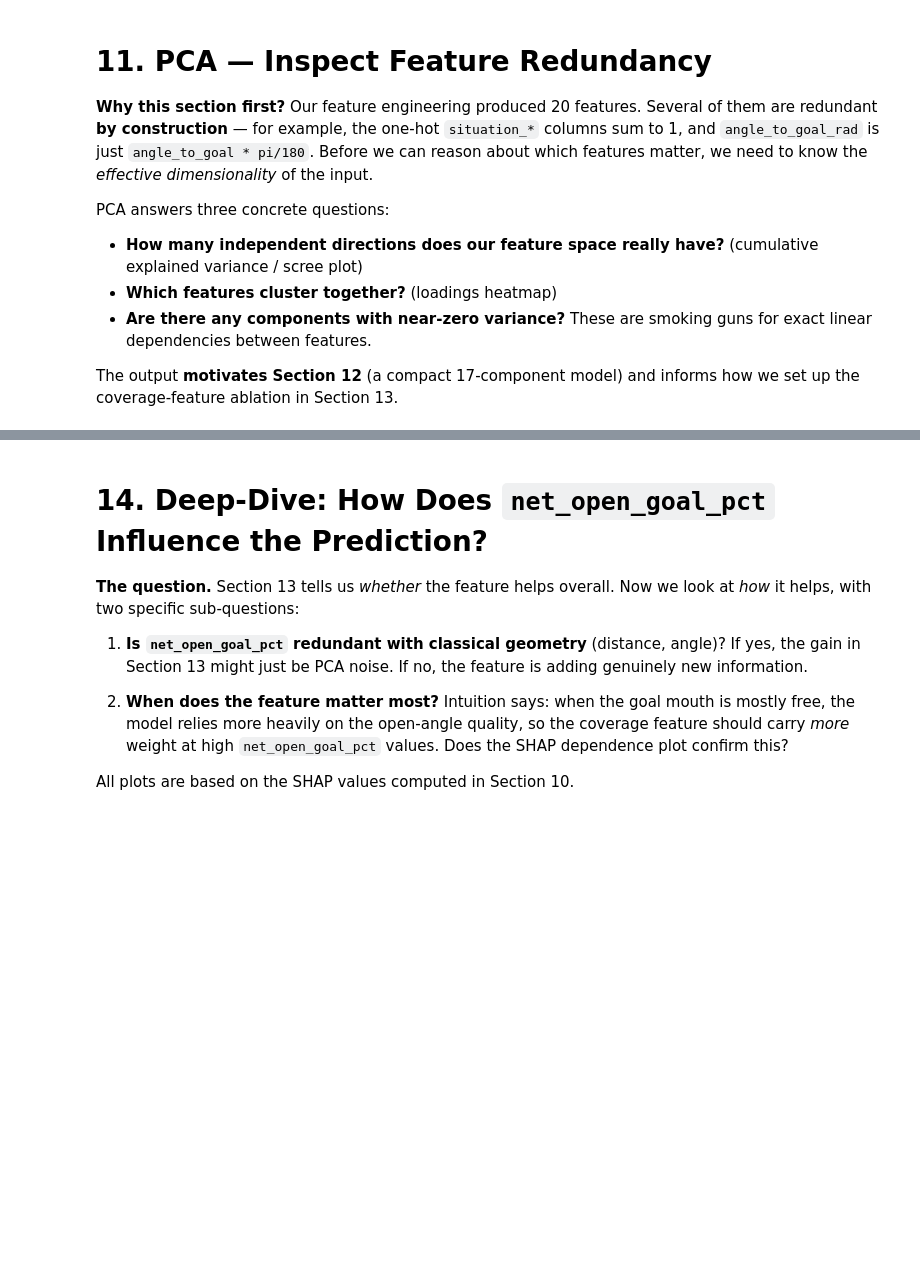
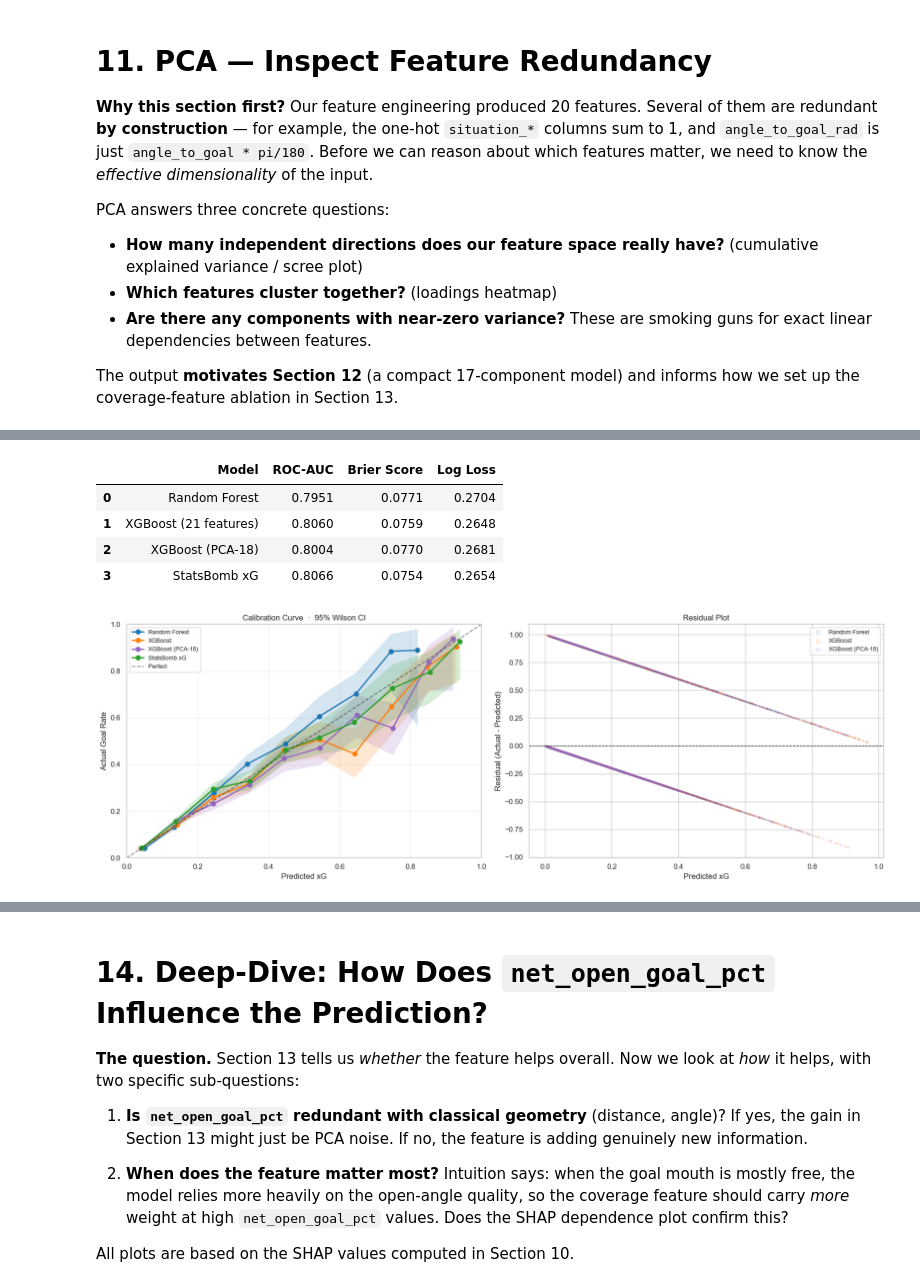
Before and after one commit to DavidBlassnig/xG-Model, a Jupyter notebook: training.ipynb, the cells around one changed output, grey strips where cells are left out. Cells and saved outputs as stored; diff of their text form; code cells hidden in the pictures; blank space fills up the shorter version.

```diff
--- a/training.ipynb
+++ b/training.ipynb
@@ -108,4 +129,18 @@ else:
     print(f"Cache written: {SHOTS_CACHE}")
 
 print(f"\nColumns: {list(shots_raw.columns)[:10]}...")
-print(f"Shot types: {shots_raw['shot_type'].value_counts().to_dict()}")
+
+# --- Quick check: what game situations do the shots come from? ---
+print("\n--- Shot context distribution ---")
+print("\nshot_type (the action that produced the shot itself):")
+print(shots_raw["shot_type"].value_counts(dropna=False).to_string())
+
+if "play_pattern" in shots_raw.columns:
+    print("\nplay_pattern (how the attacking sequence began):")
+    pp_counts = shots_raw["play_pattern"].value_counts(dropna=False)
+    pp_pct = pp_counts / len(shots_raw) * 100
+    for label, n in pp_counts.items():
+        print(f"  {str(label):<20}  {n:>6}  ({pp_pct[label]:5.1f}%)")
+else:
+    print("\nNote: 'play_pattern' column missing -- situation_* features will "
+          "fall back to 'Regular Play' for every shot.")
@@ -578,7 +656,7 @@ To avoid data leakage, PCA is **fit only on `X_train`** and then
 # %%
 from sklearn.pipeline import Pipeline
 
-N_COMPONENTS = 17
+N_COMPONENTS = 18
 
 # Pipeline: Standardize -> PCA -> XGBoost input
 pca_pipeline = Pipeline([
@@ -618,7 +708,7 @@ print(f"XGBoost (PCA-{N_COMPONENTS}) LogLoss: {log_loss(y_test, xgb_pca_proba):.
 # --- Metric comparison across all four models ---
 results_pca = pd.DataFrame([
     evaluate_model("Random Forest",                  y_test, rf_proba),
-    evaluate_model("XGBoost (23 features)",          y_test, xgb_proba),
+    evaluate_model("XGBoost (21 features)",          y_test, xgb_proba),
     evaluate_model(f"XGBoost (PCA-{N_COMPONENTS})",  y_test, xgb_pca_proba),
     evaluate_model("StatsBomb xG",                   y_test, sb_xg),
 ])
@@ -647,30 +737,37 @@ for name, proba, color in model_specs:
                     color=color, alpha=0.18, linewidth=0)
     ax.plot(cal["pred_mean"], cal["obs_rate"],
             marker="o", color=color, label=name, lw=2, markersize=7)
 
 ax.plot([0, 1], [0, 1], "k--", label="Perfect", alpha=0.5)
 ax.set_xlabel("Predicted xG")
 ax.set_ylabel("Actual Goal Rate")
 ax.set_title("Calibration Curve  ·  95% Wilson CI")
 ax.legend(loc="upper left", fontsize=9)
 ax.set_xlim(0, 1); ax.set_ylim(0, 1)
 ax.grid(alpha=0.3)
 
 # Residual plot
 ax2 = axes[1]
 residual_specs = [
     ("Random Forest",                  rf_proba,       "#1f77b4"),
     ("XGBoost",                        xgb_proba,      "#ff7f0e"),
     (f"XGBoost (PCA-{N_COMPONENTS})",  xgb_pca_proba,  "#9467bd"),
 ]
 for name, proba, color in residual_specs:
     residuals = y_test.values - proba
     ax2.scatter(proba, residuals, alpha=0.10, s=5, c=color, label=name)
 ax2.axhline(y=0, color="k", linestyle="--", lw=1)
 ax2.set_xlabel("Predicted xG")
 ax2.set_ylabel("Residual (Actual - Predicted)")
 ax2.set_title("Residual Plot")
 ax2.legend(loc="upper right", fontsize=9, markerscale=3)
 
 plt.tight_layout()
 plt.show()
+# %% [output]
+|  | Model | ROC-AUC | Brier Score | Log Loss |
+| 0 | Random Forest | 0.7951 | 0.0771 | 0.2704 |
+| 1 | XGBoost (21 features) | 0.8060 | 0.0759 | 0.2648 |
+| 2 | XGBoost (PCA-18) | 0.8004 | 0.0770 | 0.2681 |
+| 3 | StatsBomb xG | 0.8066 | 0.0754 | 0.2654 |
+[figure, added]
```
Also changed, not shown: parts of 24 cells of this notebook, 4 other files.
